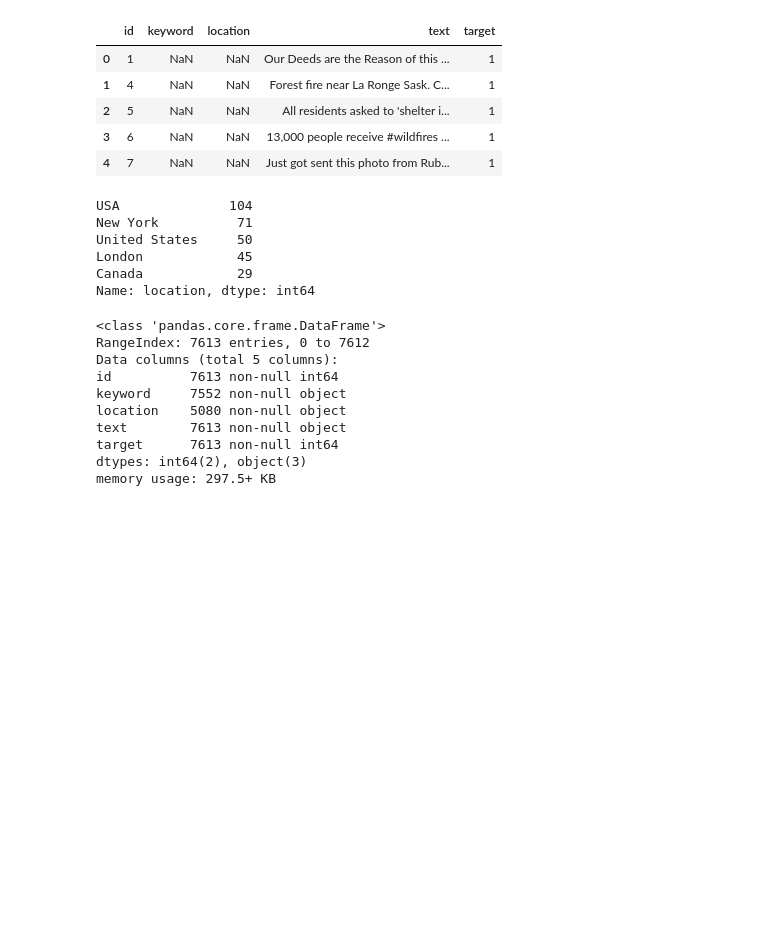
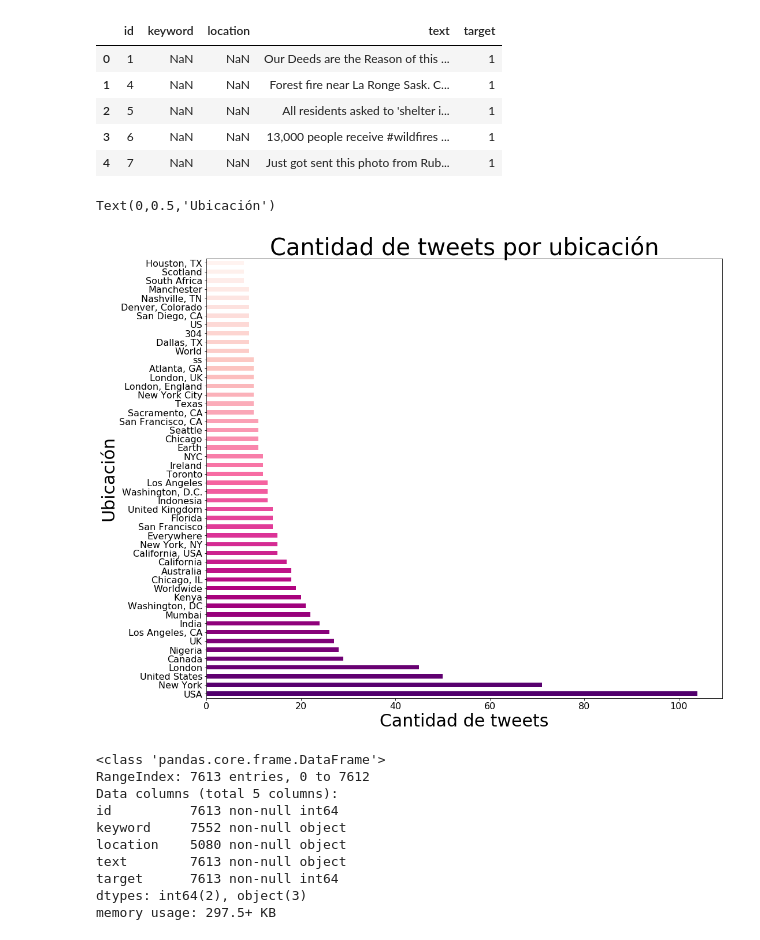
Before and after one commit to BraianVicente/7506-real_or_not, a Jupyter notebook: src/twitter/NLP With Tweets - TP1 - Analisis Exploratorio - Location.ipynb, the cells around one changed output. Saved outputs shown, nothing was run; the diff lists cells and outputs as text; code cells hidden in the pictures; blank space fills up the shorter version.

```diff
--- a/src/twitter/NLP With Tweets - TP1 - Analisis Exploratorio - Location.ipynb
+++ b/src/twitter/NLP With Tweets - TP1 - Analisis Exploratorio - Location.ipynb
@@ -10,15 +10,18 @@ train.head()
 | 2 | 5 | NaN | NaN | All residents asked to 'shelter i... | 1 |
 | 3 | 6 | NaN | NaN | 13,000 people receive #wildfires ... | 1 |
 | 4 | 7 | NaN | NaN | Just got sent this photo from Rub... | 1 |
-# %%
-train.location.value_counts().head(5)
-# %% [output]
-USA              104
-New York          71
-United States     50
-London            45
-Canada            29
-Name: location, dtype: int64
+# %%
+cmap = sns.color_palette("RdPu_r", n_colors=50)
+train.location.value_counts().head(50).plot(kind='barh',color=cmap, figsize=[16,14], fontsize=16)
+#plot.set_yticklabels(dataMapSorted['state'])
+#plot.set_title('Tweets por estado (USA)',fontsize = 20)
+plt.title('Cantidad de tweets por ubicación',fontsize = 40)
+#plot.set_xlabel('Cantidad de tweets', fontsize=20)
+plt.xlabel('Cantidad de tweets', fontsize=30)
+plt.ylabel('Ubicación', fontsize=30)
+# %% [output]
+Text(0,0.5,'Ubicación')
+[figure, added]
 # %%
 train.info()
 # %% [output]
```
Also changed, not shown: parts of 17 cells of this notebook.
